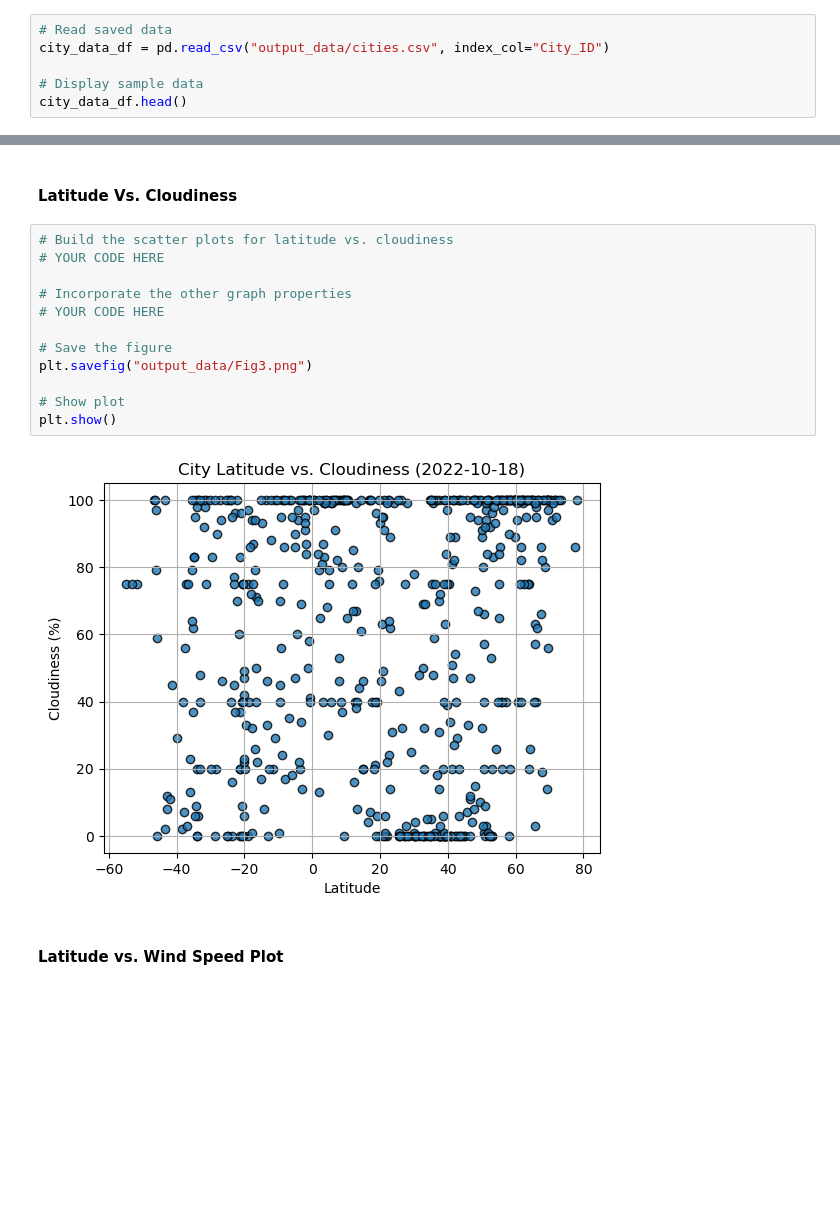
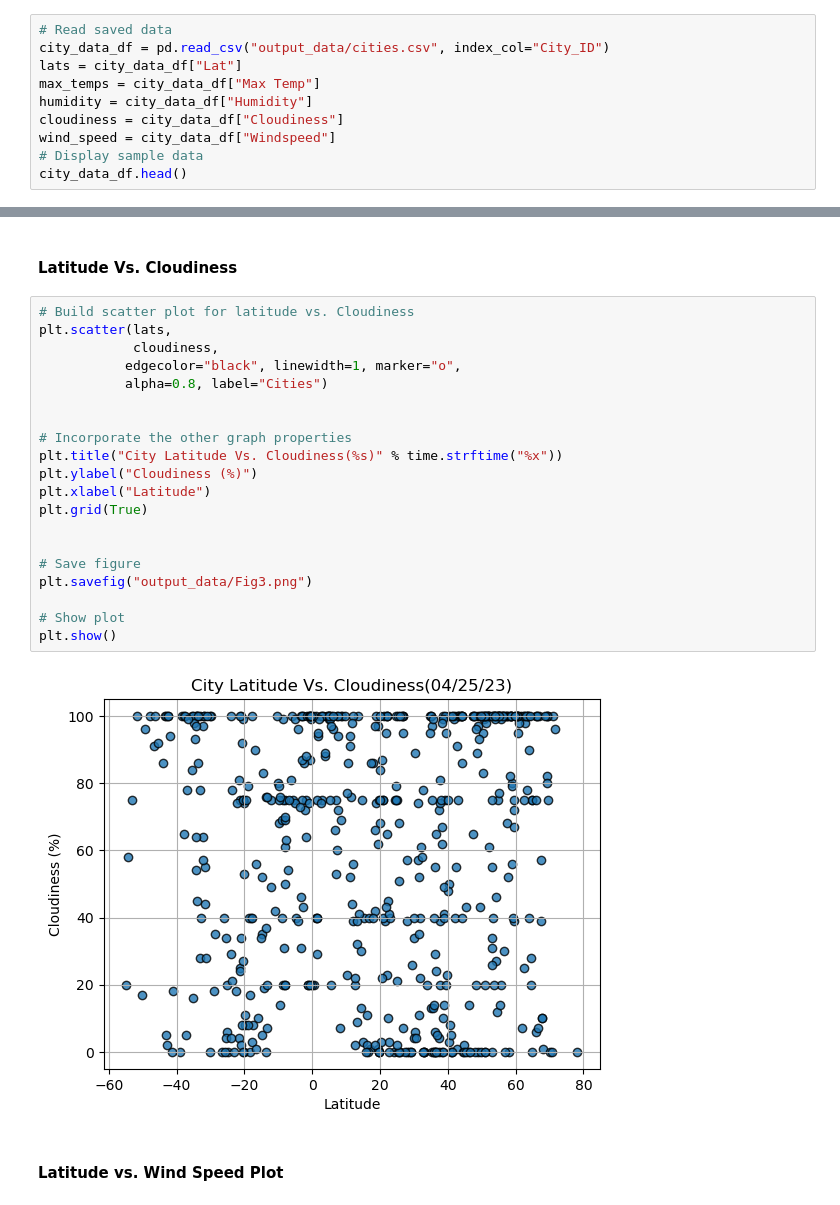
Before and after one commit to doaabarq/python-api-challenge, a Jupyter notebook: Starter code/WeatherPy.ipynb, the cells around one changed output, grey strips where cells are left out. Cells and saved outputs as stored; diff of their text form; blank space fills up the shorter version.

```diff
--- a/Starter code/WeatherPy.ipynb
+++ b/Starter code/WeatherPy.ipynb
@@ -172,7 +182,11 @@ city_data_df.to_csv("output_data/cities.csv", index_label="City_ID")
 # %%
 # Read saved data
 city_data_df = pd.read_csv("output_data/cities.csv", index_col="City_ID")
-
+lats = city_data_df["Lat"]
+max_temps = city_data_df["Max Temp"]
+humidity = city_data_df["Humidity"]
+cloudiness = city_data_df["Cloudiness"]
+wind_speed = city_data_df["Windspeed"]
 # Display sample data
 city_data_df.head()
 # %% [output]
@@ -220,19 +248,27 @@ plt.show()
 # %% [markdown]
 #### Latitude Vs. Cloudiness
 # %%
-# Build the scatter plots for latitude vs. cloudiness
-# YOUR CODE HERE
+# Build scatter plot for latitude vs. Cloudiness
+plt.scatter(lats,
+            cloudiness,
+           edgecolor="black", linewidth=1, marker="o",
+           alpha=0.8, label="Cities")
+
 
 # Incorporate the other graph properties
-# YOUR CODE HERE
+plt.title("City Latitude Vs. Cloudiness(%s)" % time.strftime("%x"))
+plt.ylabel("Cloudiness (%)")
+plt.xlabel("Latitude")
+plt.grid(True)
 
-# Save the figure
+
+# Save figure
 plt.savefig("output_data/Fig3.png")
 
 # Show plot
 plt.show()
 # %% [output]
-[figure, old version]
+[figure, new version]
 # %% [markdown]
 #### Latitude vs. Wind Speed Plot
 # %%
```
Also changed, not shown: parts of 29 cells of this notebook, 7 other files.
